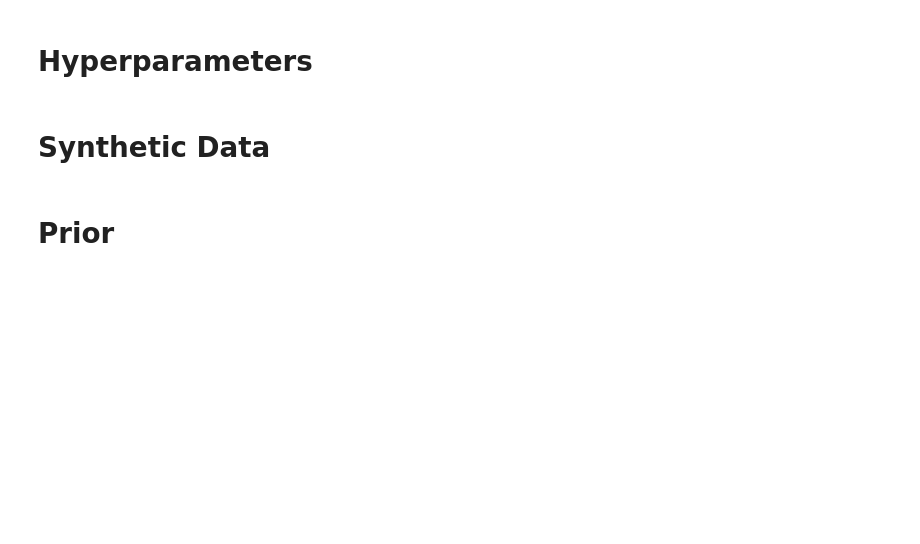
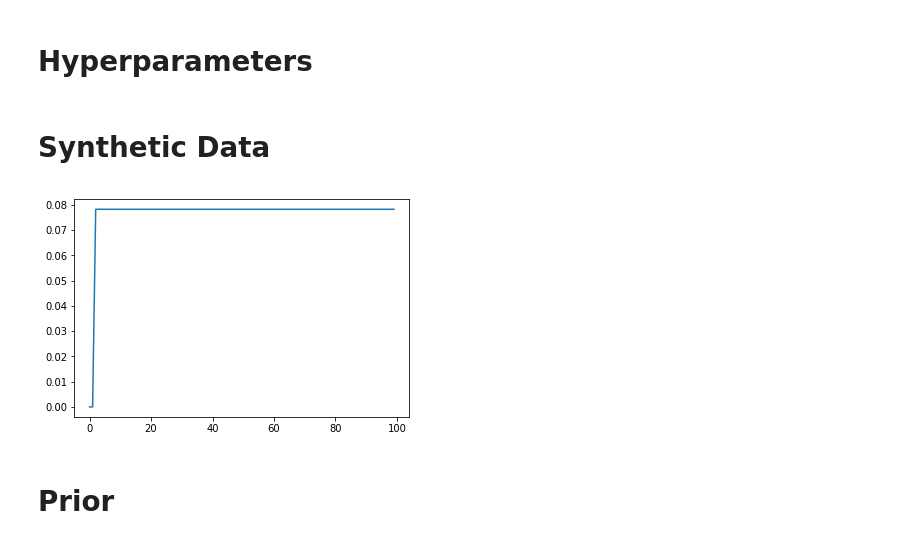
Before and after one commit to katrina-petroske/G2S3_PAT, a Jupyter notebook: Project.ipynb, the cells around one changed output. Saved outputs shown, nothing was run; the diff lists cells and outputs as text; code cells hidden in the pictures; blank space fills up the shorter version.

```diff
--- a/Project.ipynb
+++ b/Project.ipynb
@@ -29,8 +29,8 @@ from PAT_forward import PAT_forward
 nx = ny = 10
 mesh = dl.RectangleMesh(dl.Point(0, 0),dl.Point(1,1),nx,ny,"right")
 V = dl.FunctionSpace(mesh, 'P', 1)
-time_final = 9.5e-6
-numSteps = 14
+time_final = 1.0
+numSteps = 100
 numObs = 10
 c = 1500
 # %% [markdown]
@@ -46,6 +46,12 @@ m = dl.interpolate(dl.Expression('0.5 * exp(-(x[0]-0.5)*(x[0]-0.5)/0.05 -(x[1]-0
 
 # Observation data
 obsData = fwdSolver.Evaluate([m.vector().get_local()])[0]
+# %%
+# plot true parameter and observed data
+plt.plot(obsData[0::numObs])
+plt.show()
+# %% [output]
+[figure, added]
 # %% [markdown]
 # Prior
 # %%
```
Also changed, not shown: 3 other files.
